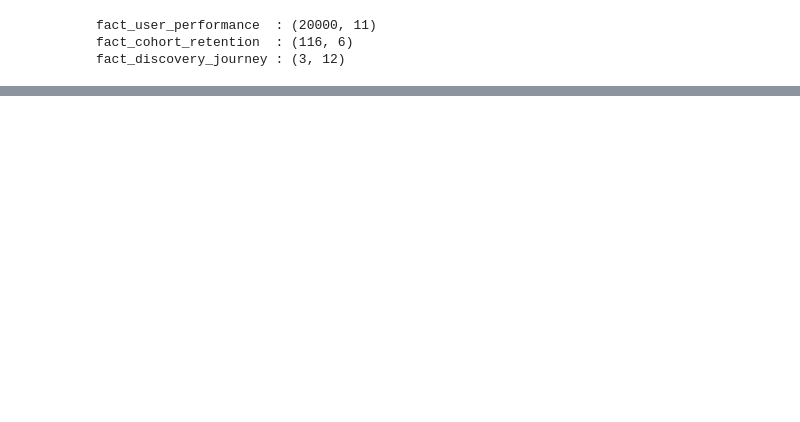
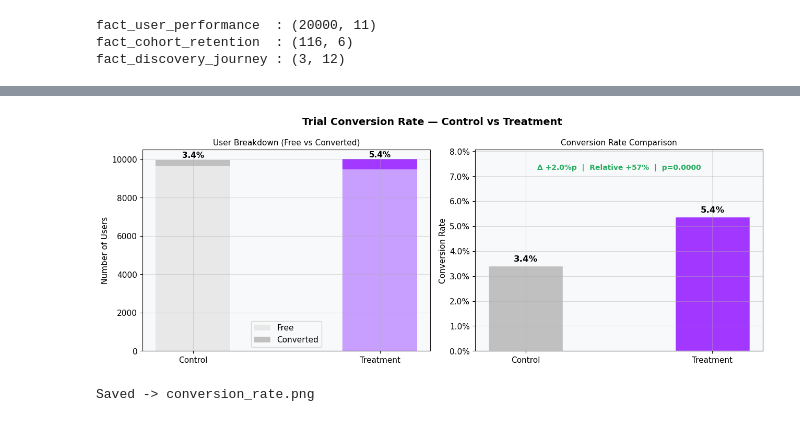
Before and after one commit to suhyun9892/deezer-discovery-experiment, a Jupyter notebook: analysis/ab_test_analysis.ipynb, the cells around one changed output, grey strips where cells are left out. Drawn from its saved outputs; the diff is of its cells as text; code cells hidden in the pictures; blank space fills up the shorter version.

```diff
--- a/analysis/ab_test_analysis.ipynb
+++ b/analysis/ab_test_analysis.ipynb
@@ -143,0 +320,49 @@ Saved -> srm_check.png
+# %%
+# ── Conversion Rate Visualization ─────────────────────────────────
+
+fig, axes = plt.subplots(1, 2, figsize=(13, 5))
+fig.suptitle('Trial Conversion Rate — Control vs Treatment', fontsize=14, fontweight='bold')
+
+# Left: Stacked bar (converted vs not converted)
+ax1 = axes[0]
+converted   = [ctrl_conv, trt_conv]
+not_conv    = [ctrl_total - ctrl_conv, trt_total - trt_conv]
+labels      = ['Control', 'Treatment']
+x           = np.arange(len(labels))
+
+b1 = ax1.bar(x, not_conv, color=['#E8E8E8', '#C89EFF'], label='Free', width=0.4)
+b2 = ax1.bar(x, converted, bottom=not_conv, color=['#C0C0C0', '#A238FF'], label='Converted', width=0.4)
+ax1.set_title('User Breakdown (Free vs Converted)', fontsize=11)
+ax1.set_xticks(x)
+ax1.set_xticklabels(labels)
+ax1.set_ylabel('Number of Users')
+ax1.legend()
+
+for i, (conv, tot) in enumerate(zip(converted, [ctrl_total, trt_total])):
+    ax1.text(i, tot + 100, f'{conv/tot:.1%}', ha='center', fontsize=11, fontweight='bold')
+
+# Right: Conversion rate comparison
+ax2 = axes[1]
+bars = ax2.bar(['Control', 'Treatment'], [p_ctrl_conv, p_trt_conv],
+               color=['#C0C0C0', '#A238FF'], width=0.4, edgecolor='white')
+ax2.set_title('Conversion Rate Comparison', fontsize=11)
+ax2.set_ylabel('Conversion Rate')
+ax2.yaxis.set_major_formatter(plt.FuncFormatter(lambda y, _: f'{y:.1%}'))
+ax2.set_ylim(0, max(p_ctrl_conv, p_trt_conv) * 1.5)
+
+for bar, val in zip(bars, [p_ctrl_conv, p_trt_conv]):
+    ax2.text(bar.get_x() + bar.get_width()/2, bar.get_height() + 0.001,
+             f'{val:.1%}', ha='center', va='bottom', fontsize=12, fontweight='bold')
+
+ax2.text(0.5, max(p_ctrl_conv, p_trt_conv) * 1.35,
+         f'Δ {diff_conv:+.1%}p  |  Relative +{relative_lift:.0%}  |  p={p_val_conv:.4f}',
+         ha='center', fontsize=10, color='#27AE60', fontweight='bold',
+         transform=ax2.transData)
+
+plt.tight_layout()
+plt.savefig('conversion_rate.png', dpi=150, bbox_inches='tight')
+plt.show()
+print('Saved -> conversion_rate.png')
+# %% [output]
+[figure, added]
+Saved -> conversion_rate.png
```
Also changed, not shown: parts of 27 cells of this notebook, 6 other files.
